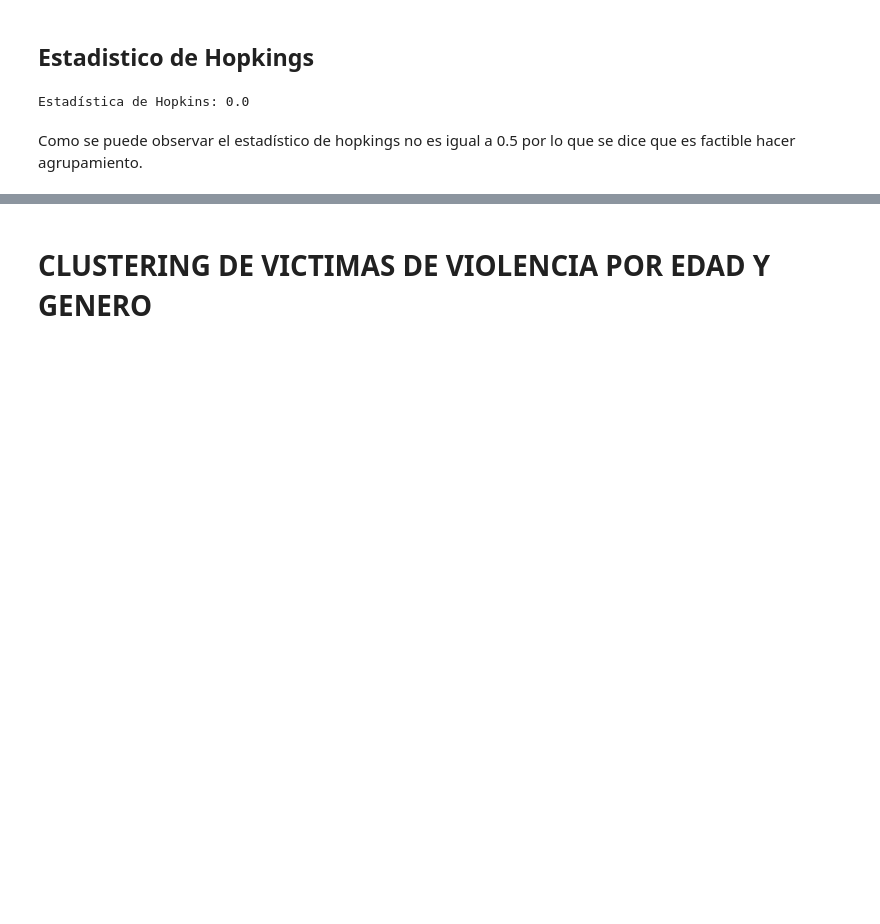
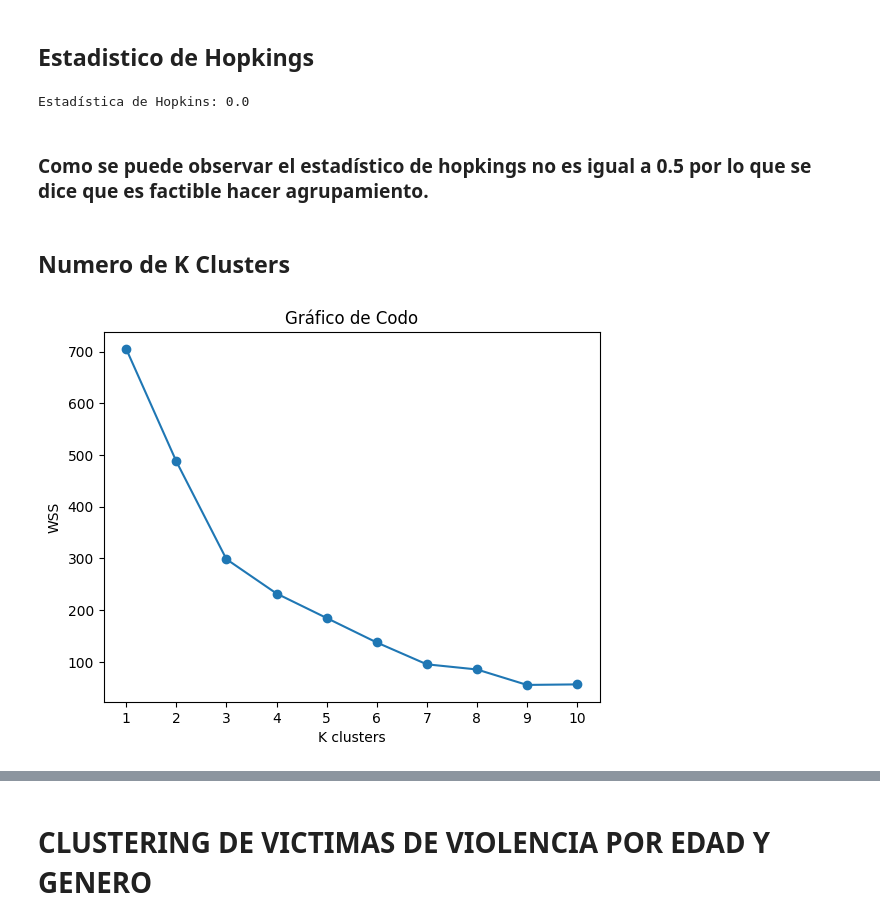
Before and after one commit to josuemj/INE-DataLab, a Jupyter notebook: notebooks/03_clustering.ipynb, the cells around one changed output, grey strips where cells are left out. Drawn from its saved outputs; the diff is of its cells as text; code cells hidden in the pictures; blank space fills up the shorter version.

```diff
--- a/notebooks/03_clustering.ipynb
+++ b/notebooks/03_clustering.ipynb
@@ -143,4 +155,22 @@ print(f'Estadística de Hopkins: {hopkins_value}')
 # %% [output]
 Estadística de Hopkins: 0.0
 # %% [markdown]
- Como se puede observar el estadístico de hopkings no es igual a 0.5 por lo que se dice que es factible hacer agrupamiento.
+ ### Como se puede observar el estadístico de hopkings no es igual a 0.5 por lo que se dice que es factible hacer agrupamiento.
+# %% [markdown]
+## Numero de K Clusters
+# %%
+numeroClusters = range(1,11)
+wcss = []
+for i in numeroClusters:
+    kmeans = cluster.KMeans(n_clusters=i)
+    kmeans.fit(X_scale)
+    wcss.append(kmeans.inertia_)
+
+plt.plot(numeroClusters, wcss, marker='o')
+plt.xticks(numeroClusters)
+plt.xlabel("K clusters")
+plt.ylabel("WSS")
+plt.title("Gráfico de Codo")
+plt.show()
+# %% [output]
+[figure, added]
```
Also changed, not shown: parts of 18 cells of this notebook.
